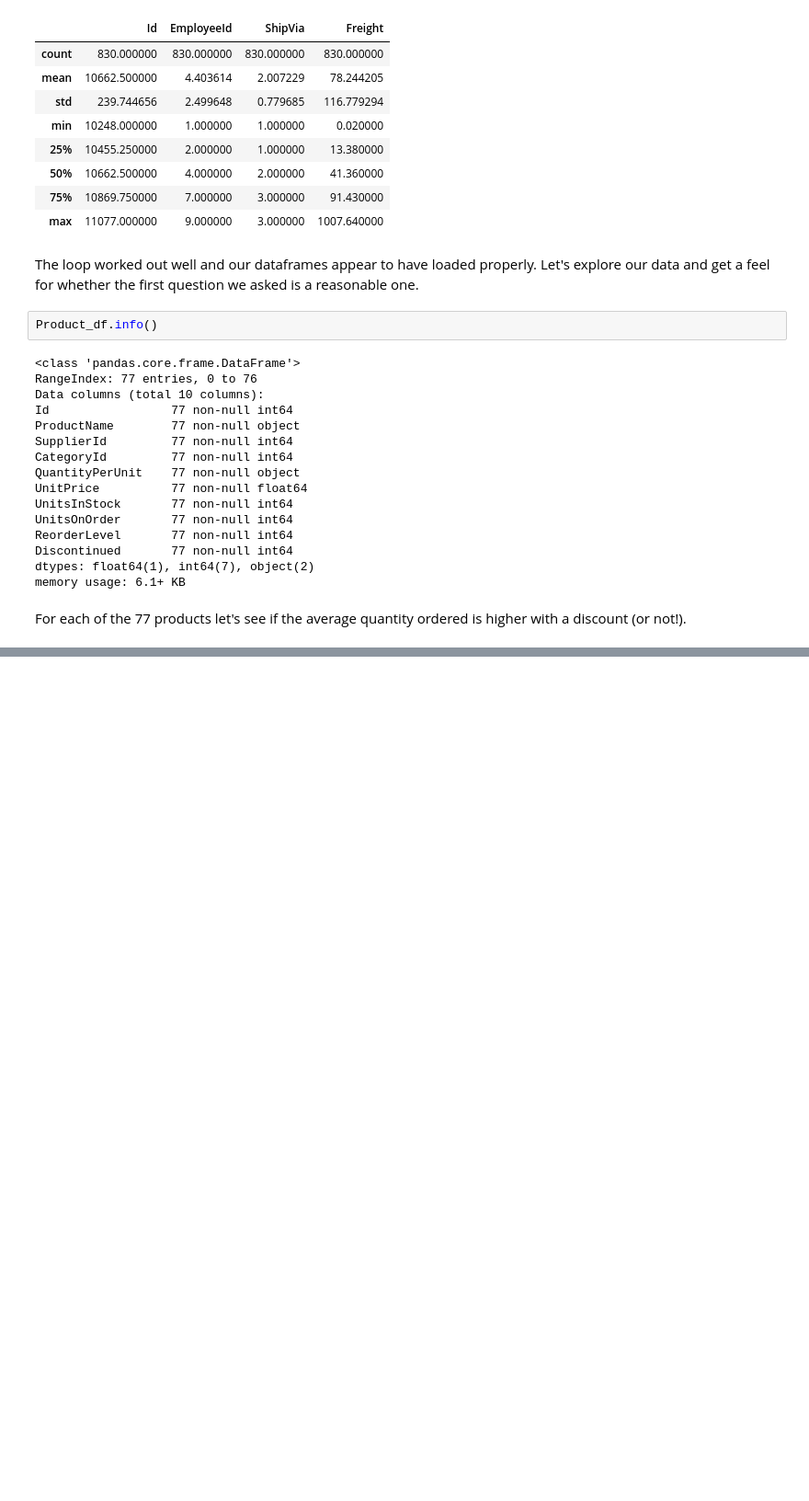
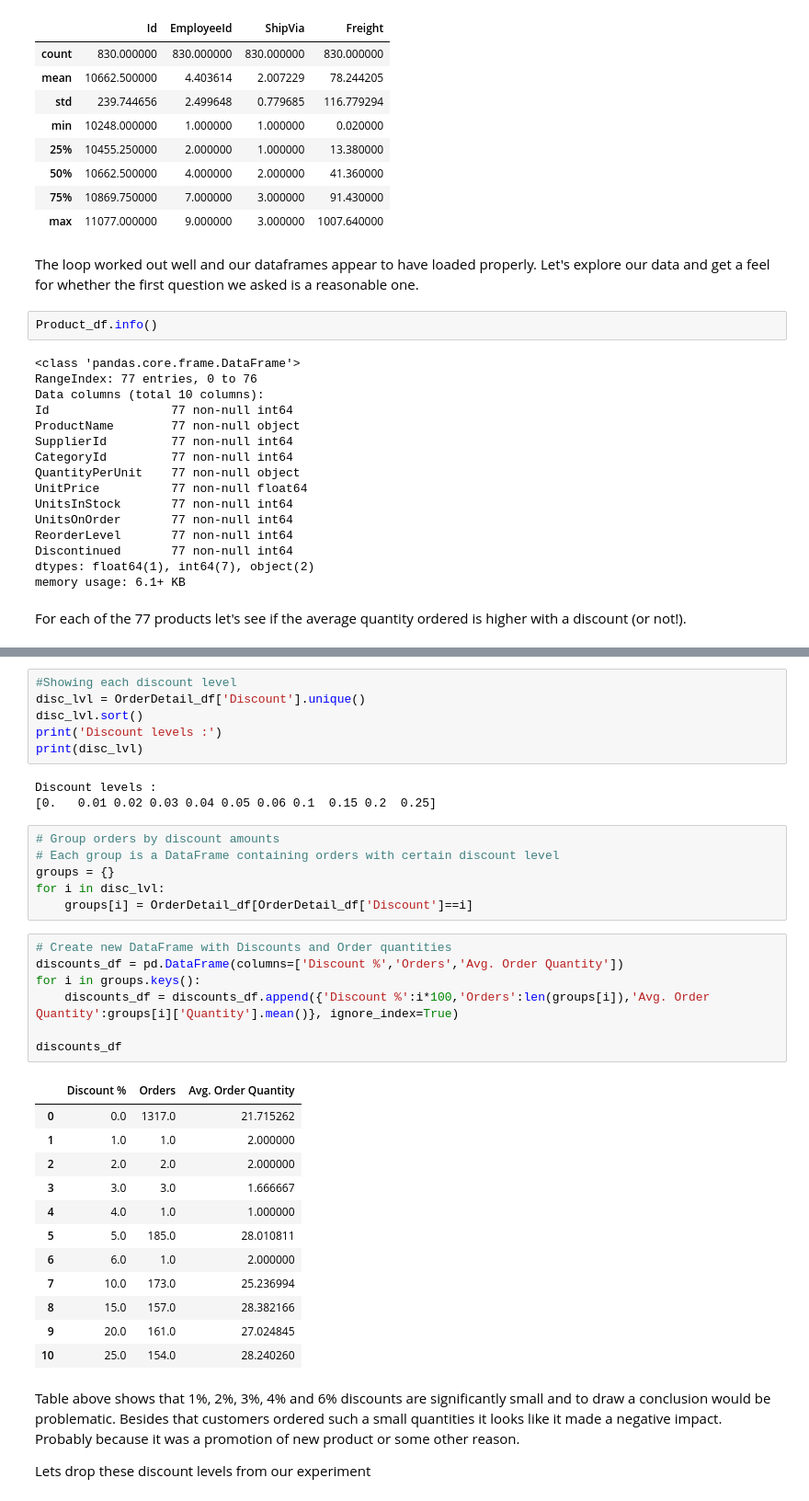
Before and after one commit to MissAle17/dsc-2-final-project-online-ds-sp-000, a Jupyter notebook: Mod2_Project_v2.ipynb, the cells around one changed output, grey strips where cells are left out. Shown at 92% size. Drawn from its saved outputs; the diff is of its cells as text; blank space fills up the shorter version.

```diff
--- a/Mod2_Project_v2.ipynb
+++ b/Mod2_Project_v2.ipynb
@@ -141,0 +144,40 @@ The Mean Order withour a discount is  21.812
+# %%
+#Showing each discount level
+disc_lvl = OrderDetail_df['Discount'].unique()
+disc_lvl.sort()
+print('Discount levels :')
+print(disc_lvl)
+# %% [output]
+Discount levels :
+[0.   0.01 0.02 0.03 0.04 0.05 0.06 0.1  0.15 0.2  0.25]
+# %%
+# Group orders by discount amounts
+# Each group is a DataFrame containing orders with certain discount level
+groups = {}
+for i in disc_lvl:
+    groups[i] = OrderDetail_df[OrderDetail_df['Discount']==i]
+# %%
+# Create new DataFrame with Discounts and Order quantities
+discounts_df = pd.DataFrame(columns=['Discount %','Orders','Avg. Order Quantity'])
+for i in groups.keys():
+    discounts_df = discounts_df.append({'Discount %':i*100,'Orders':len(groups[i]),'Avg. Order Quantity':groups[i]['Quantity'].mean()}, ignore_index=True)
+
+discounts_df
+# %% [output]
+|  | Discount % | Orders | Avg. Order Quantity |
+| 0 | 0.0 | 1317.0 | 21.715262 |
+| 1 | 1.0 | 1.0 | 2.000000 |
+| 2 | 2.0 | 2.0 | 2.000000 |
+| 3 | 3.0 | 3.0 | 1.666667 |
+| 4 | 4.0 | 1.0 | 1.000000 |
+| 5 | 5.0 | 185.0 | 28.010811 |
+| 6 | 6.0 | 1.0 | 2.000000 |
+| 7 | 10.0 | 173.0 | 25.236994 |
+| 8 | 15.0 | 157.0 | 28.382166 |
+| 9 | 20.0 | 161.0 | 27.024845 |
+| 10 | 25.0 | 154.0 | 28.240260 |
+# %% [markdown]
+
+Table above shows that 1%, 2%, 3%, 4% and 6% discounts are significantly small and to draw a conclusion would be problematic. Besides that customers ordered such a small quantities it looks like it made a negative impact. Probably because it was a promotion of new product or some other reason.
+
+Lets drop these discount levels from our experiment
```
Also changed, not shown: parts of 45 cells of this notebook.
